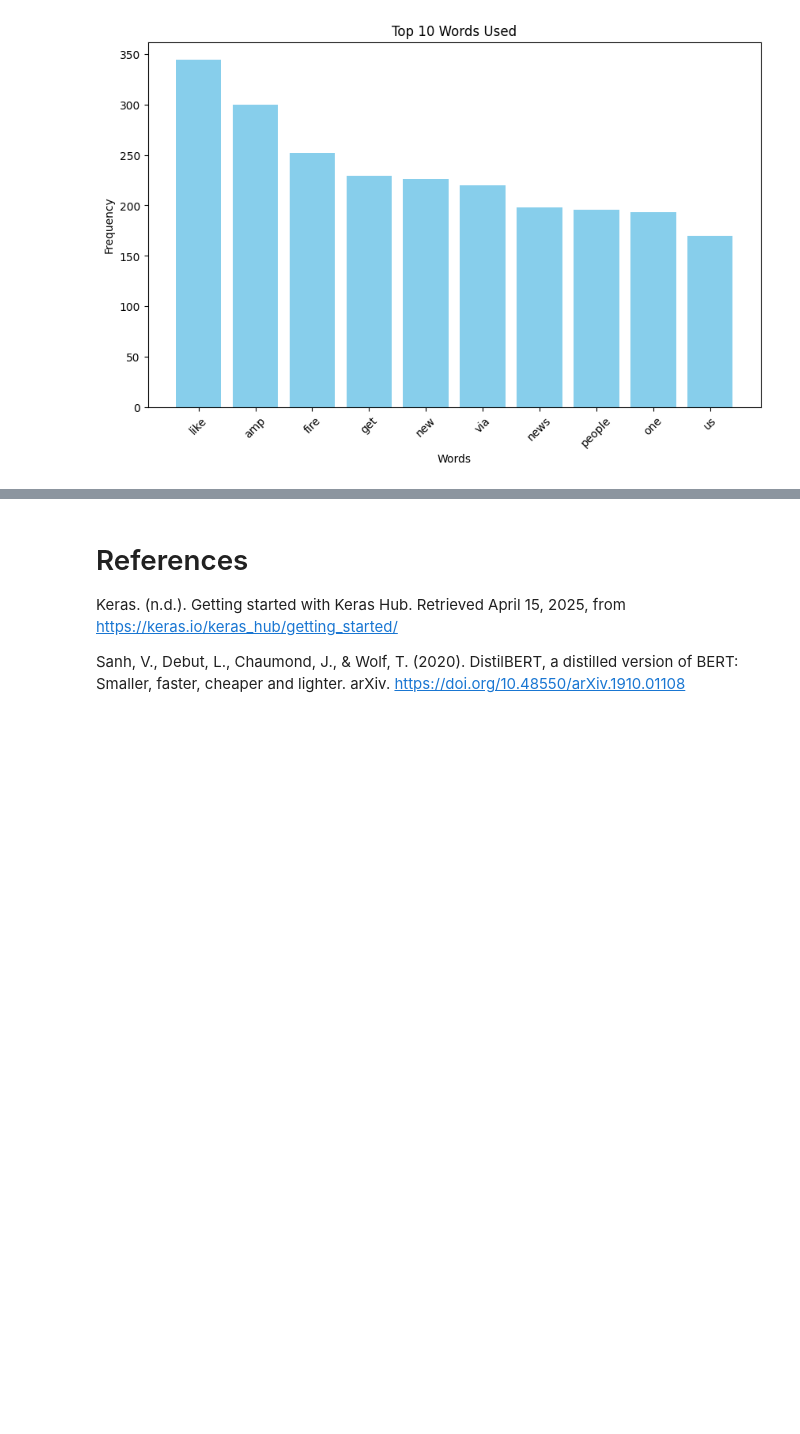
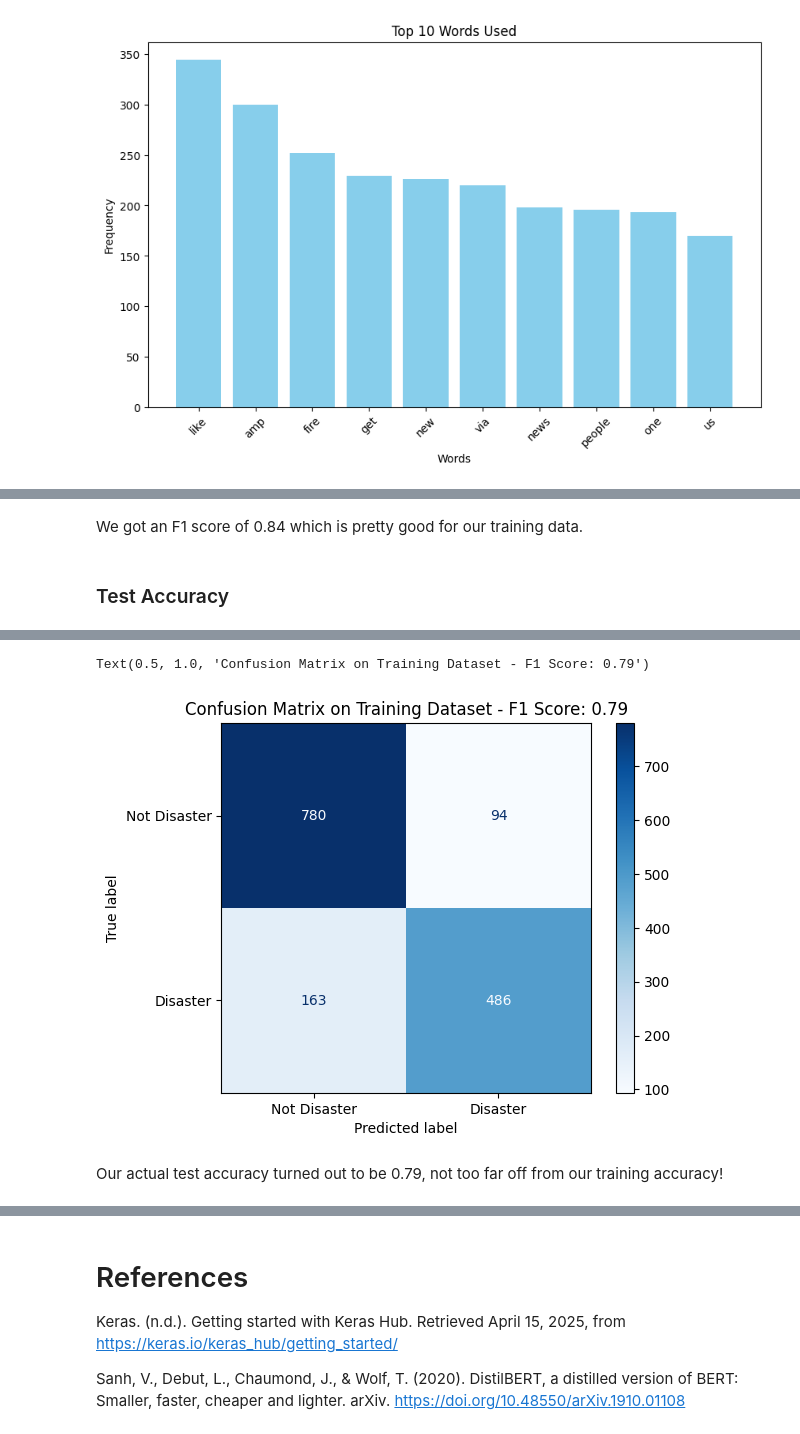
Before and after one commit to BasilPanda/NLP_Disaster_Tweets, a Jupyter notebook: nlp_disaster_tweets.ipynb, the cells around one changed output, grey strips where cells are left out. Cells and saved outputs as stored; diff of their text form; code cells hidden in the pictures; blank space fills up the shorter version.

```diff
--- a/nlp_disaster_tweets.ipynb
+++ b/nlp_disaster_tweets.ipynb
@@ -245,0 +357,19 @@ plt.show()
+# %% [markdown]
+We got an F1 score of 0.84 which is pretty good for our training data.
+# %% [markdown]
+### Test Accuracy
+# %%
+y_pred_val = classifier.predict(X_val)
+
+display_valid = ConfusionMatrixDisplay.from_predictions(
+    y_val,
+    np.argmax(y_pred_val, axis=1),
+    display_labels=["Not Disaster","Disaster"],
+    cmap=plt.cm.Blues
+)
+
+tn, fp, fn, tp = confusion_matrix(y_val, np.argmax(y_pred_val, axis=1)).ravel()
+f1_score = tp / (tp+((fn+fp)/2))
+
+display_valid.ax_.set_title(f"Confusion Matrix on Training Dataset - F1 Score: {f1_score.round(2)}")
+# %% [output]
@@ -245,0 +377,4 @@ plt.show()
+Text(0.5, 1.0, 'Confusion Matrix on Training Dataset - F1 Score: 0.79')
+[figure, added]
+# %% [markdown]
+Our actual test accuracy turned out to be 0.79, not too far off from our training accuracy!
```
Also changed, not shown: parts of 18 cells of this notebook.
